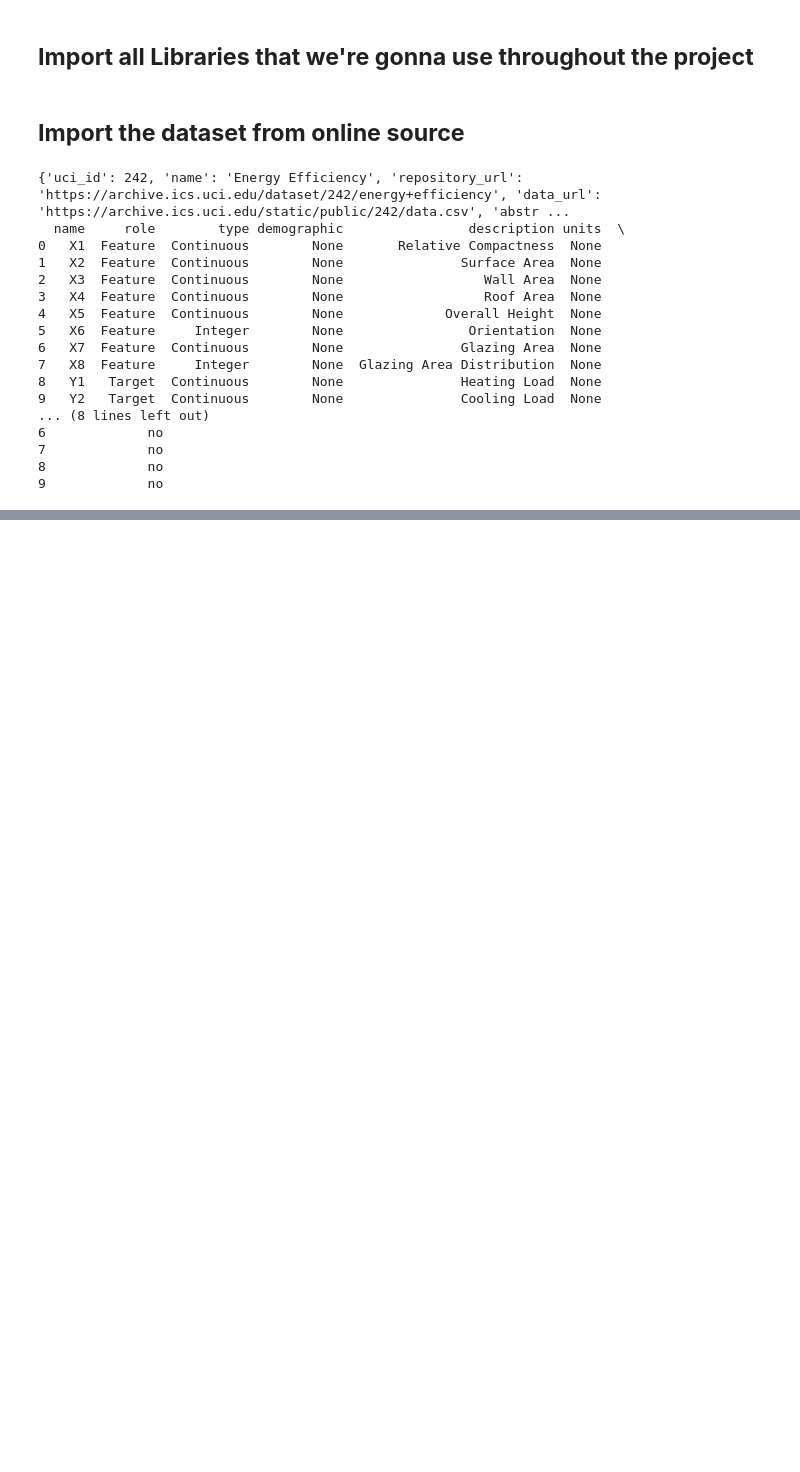
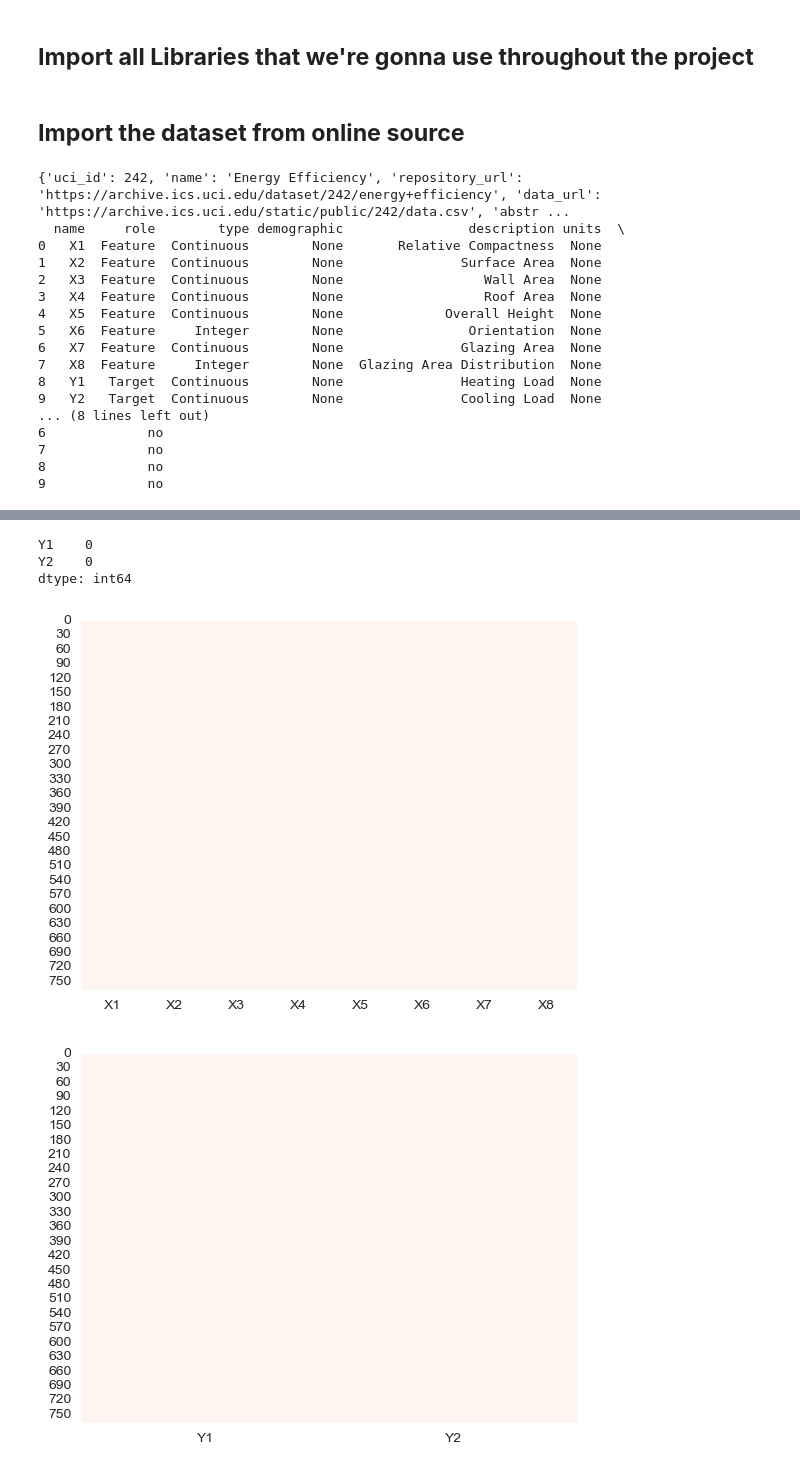
Before and after one commit to sajid-nazir/Regression-Analysis_Assignment-1_Introduction-to-Data-Science-2024, a Jupyter notebook: DS24-AS1-c24muhna.ipynb, the cells around one changed output, grey strips where cells are left out. Saved outputs shown, nothing was run; the diff lists cells and outputs as text; code cells hidden in the pictures; blank space fills up the shorter version.

Commit message:
Identify missing values

```diff
--- a/DS24-AS1-c24muhna.ipynb
+++ b/DS24-AS1-c24muhna.ipynb
@@ -46,0 +112,17 @@ print(energy_efficiency.variables)
+# %%
+# Checking for any missing values
+X.isnull().sum()
+y.isnull().sum()
+# %% [output]
+Y1    0
+Y2    0
+dtype: int64
+# %%
+# Visualize missing values in features in the dataset if any
+sns.heatmap(X.isnull(), cbar=False, cmap='Reds')
+plt.show()
+sns.heatmap(y.isnull(), cbar=False, cmap='Reds')
+plt.show()
+# %% [output]
+[figure, added]
+[figure, added]
```
Also changed, not shown: parts of 7 cells of this notebook.
